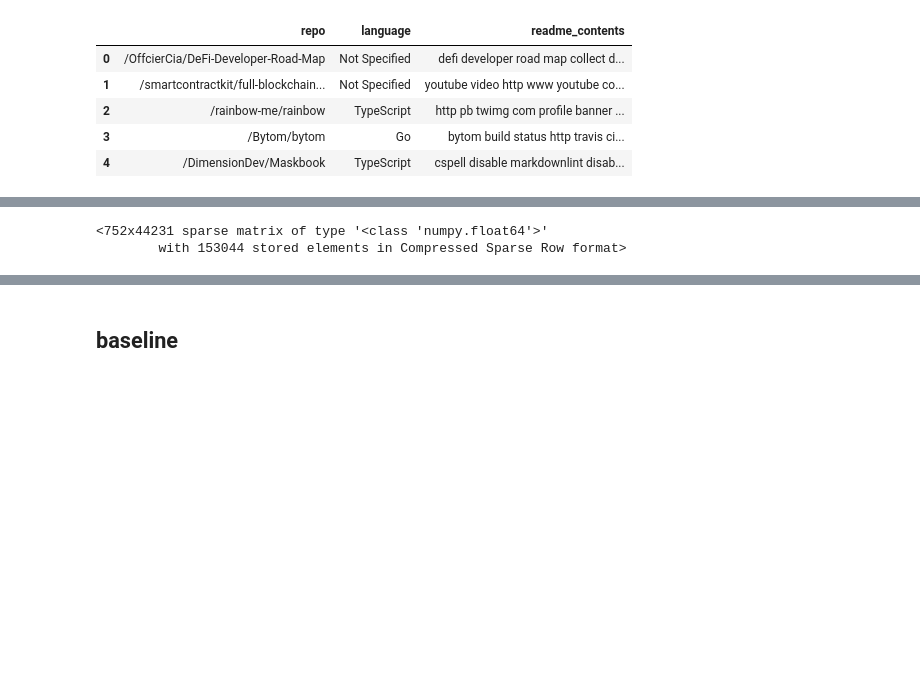
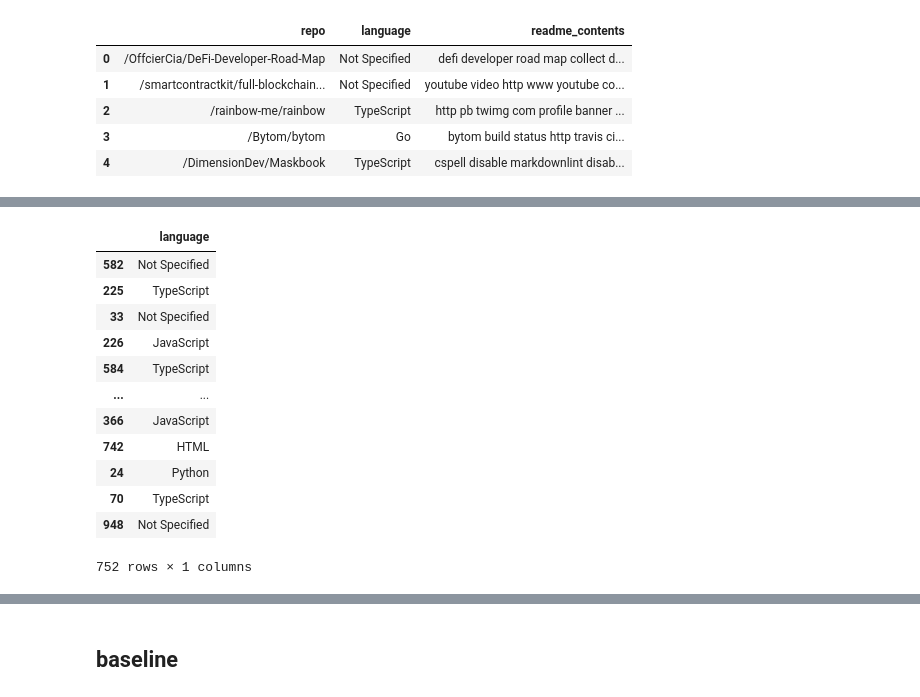
Before and after one commit to tim-keriazes/github-web-scraping-NLP-project, a Jupyter notebook: Lindy_working_notebook.ipynb, the cells around one changed output, grey strips where cells are left out. Saved outputs shown, nothing was run; the diff lists cells and outputs as text; code cells hidden in the pictures; blank space fills up the shorter version.

```diff
--- a/Lindy_working_notebook.ipynb
+++ b/Lindy_working_notebook.ipynb
@@ -429,11 +420,22 @@ y = df.language
 
 X_train, X_test_val, y_train, y_test_val = train_test_split(X, y, stratify=y, test_size=.2)
 X_validate, X_test, y_validate, y_test = train_test_split(X_test_val, y_test_val, stratify=y_test_val, test_size=.5)
-# %%
-X_train
-# %% [output]
-<752x44231 sparse matrix of type '<class 'numpy.float64'>'
-        with 153044 stored elements in Compressed Sparse Row format>
+# %%
+y_train
+# %% [output]
+|  | language |
+| 582 | Not Specified |
+| 225 | TypeScript |
+| 33 | Not Specified |
+| 226 | JavaScript |
+| 584 | TypeScript |
+| ... | ... |
+| 366 | JavaScript |
+| 742 | HTML |
+| 24 | Python |
+| 70 | TypeScript |
+| 948 | Not Specified |
+752 rows × 1 columns
 # %%
 # turn X_ into df with features
 X_train_df= pd.DataFrame(X_train.todense(), columns=tfidf.get_feature_names())
```
Also changed, not shown: parts of 23 cells of this notebook.
